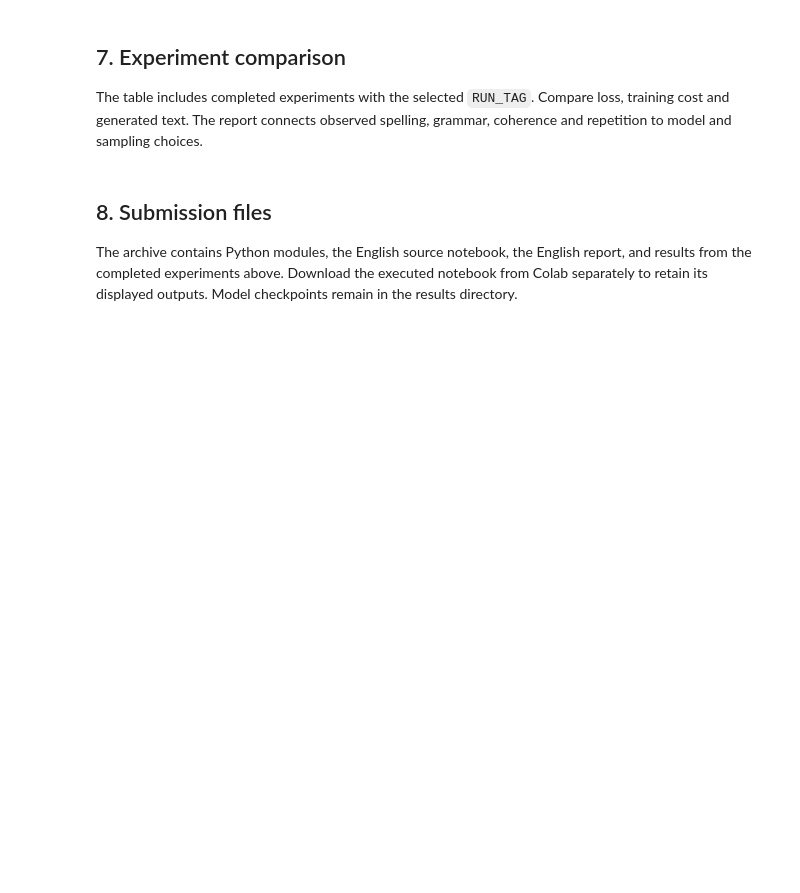
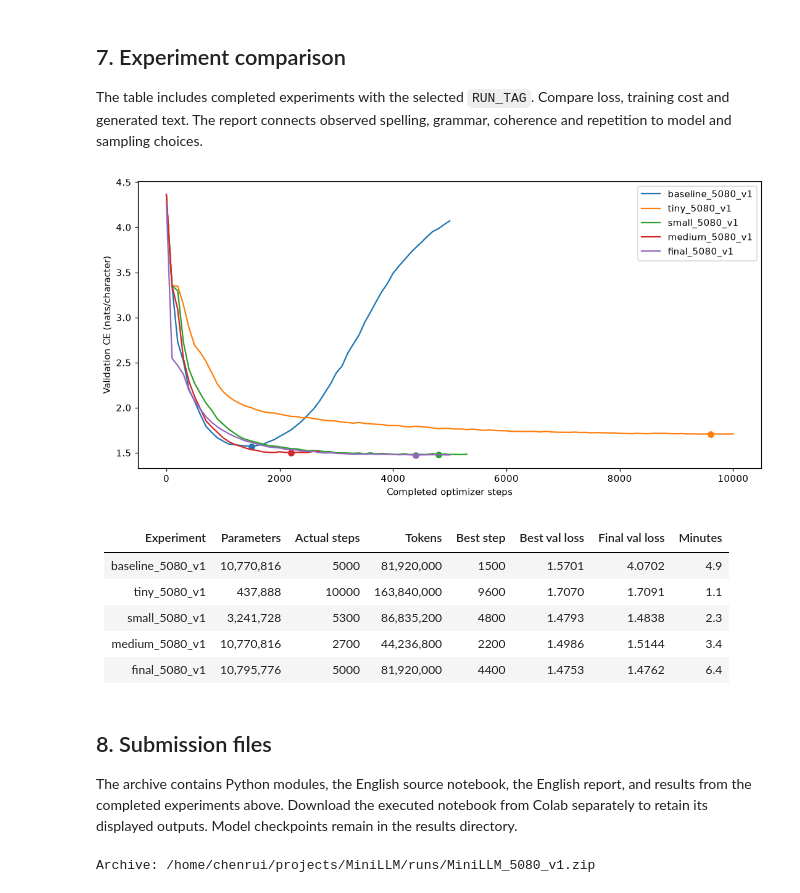
Before and after one commit to Bubble0128/MiniLLM, a Jupyter notebook: MiniLLM_Submission.ipynb, the cells around one changed output. Cells and saved outputs as stored; diff of their text form; code cells hidden in the pictures; blank space fills up the shorter version.

```diff
--- a/MiniLLM_Submission.ipynb
+++ b/MiniLLM_Submission.ipynb
@@ -70,8 +78,8 @@ from dataclasses import asdict, replace
 import json
 from train import experiment_config
 
-EXPERIMENT = "tiny" #@param ["tiny", "small", "medium"]
-RUN_TAG = "scale_d01_p5_10k_5080_v1" #@param {type:"string"}
+EXPERIMENT = "final" #@param ["baseline", "tiny", "small", "medium", "final"]
+RUN_TAG = "5080_v1" #@param {type:"string"}
 RESUME = True #@param {type:"boolean"}
 
 model_config, train_config = experiment_config(EXPERIMENT)
@@ -80,10 +88,10 @@ model_config, train_config = experiment_config(EXPERIMENT)
 
 PROMPT = "To be, or not to be, that is the question:\n"  # Hamlet, Act 3, Scene 1
 MAX_NEW_TOKENS = 800
-TEMPERATURES = (0.6, 0.8, 1.0)
-TOP_K = 40
+TEMPERATURES = (0.6, 0.8, 1.0, 1.2)
+TOP_K = 10
 SEEDS = (42, 123, 2026)
-SAMPLE_TAG = "hamlet_v1"  # Change this when modifying the prompt or sampling settings.
+SAMPLE_TAG = "hamlet_topk10_v1"  # Change this when modifying the prompt or sampling settings.
 
 for label in (RUN_TAG, SAMPLE_TAG):
     if not label or any(c not in "abcdefghijklmnopqrstuvwxyzABCDEFGHIJKLMNOPQRSTUVWXYZ0123456789_-" for c in label):
@@ -164,26 +219,35 @@ grammar, coherence and repetition to model and sampling choices.
 # %%
 from analysis import compare_runs, plot_validation_comparison
 from IPython.display import Markdown, display
 
 completed_runs = []
-for name in ("tiny", "small", "medium"):
+for name in ("baseline", "tiny", "small", "medium", "final"):
     path = RUNS_ROOT / f"{name}_{RUN_TAG}"
     summary_file = path / "summary.json"
     if summary_file.exists() and json.loads(summary_file.read_text())["complete"]:
         completed_runs.append(path)
 
 if completed_runs:
     rows = compare_runs(completed_runs, RUNS_ROOT / f"comparison_{RUN_TAG}")
     display(plot_validation_comparison(completed_runs, RUNS_ROOT / f"comparison_{RUN_TAG}"))
     table = "| Experiment | Parameters | Actual steps | Tokens | Best step | Best val loss | Final val loss | Minutes |\n"
     table += "|---|---:|---:|---:|---:|---:|---:|---:|\n"
     for row in rows:
         table += (f"| {row['run']} | {row['parameters']:,} | {row['actual_steps']} | {row['tokens_seen']:,} | {row['best_step']} | "
                   f"{row['best_val_loss']:.4f} | {row['last_val_loss']:.4f} | "
                   f"{row['elapsed_minutes']:.1f} |\n")
     display(Markdown(table))
 else:
     print("No completed experiments available.")
+# %% [output]
+[figure, added]
+| Experiment | Parameters | Actual steps | Tokens | Best step | Best val loss | Final val loss | Minutes |
+|---|---:|---:|---:|---:|---:|---:|---:|
+| baseline_5080_v1 | 10,770,816 | 5000 | 81,920,000 | 1500 | 1.5701 | 4.0702 | 4.9 |
+| tiny_5080_v1 | 437,888 | 10000 | 163,840,000 | 9600 | 1.7070 | 1.7091 | 1.1 |
+| small_5080_v1 | 3,241,728 | 5300 | 86,835,200 | 4800 | 1.4793 | 1.4838 | 2.3 |
+| medium_5080_v1 | 10,770,816 | 2700 | 44,236,800 | 2200 | 1.4986 | 1.5144 | 3.4 |
+| final_5080_v1 | 10,795,776 | 5000 | 81,920,000 | 4400 | 1.4753 | 1.4762 | 6.4 |
 # %% [markdown]
 ## 8. Submission files
 The archive contains Python modules, the English source notebook, the English report,
@@ -197,6 +261,7 @@ DOWNLOAD_ARCHIVE = False #@param {type:"boolean"}
 archive_path = RUNS_ROOT / f"MiniLLM_{RUN_TAG}.zip"
 with ZipFile(archive_path, "w", ZIP_DEFLATED) as archive:
     for name in ("model.py", "data.py", "train.py", "generate.py", "analysis.py",
+                 "word_data.py", "sampling_comparison.py",
                  "requirements.txt", "MiniLLM_Submission.ipynb"):
         archive.write(PROJECT_DIR / name, f"code/{name}")
     archive.write(PROJECT_DIR / "Report_English.md", "report/Report_English.md")
@@ -211,3 +276,5 @@ print("Archive:", archive_path)
 if IN_COLAB and DOWNLOAD_ARCHIVE:
     from google.colab import files
     files.download(str(archive_path))
+# %% [output]
+Archive: /home/chenrui/projects/MiniLLM/runs/MiniLLM_5080_v1.zip
```
Also changed, not shown: parts of 9 cells of this notebook, 2 other files.
